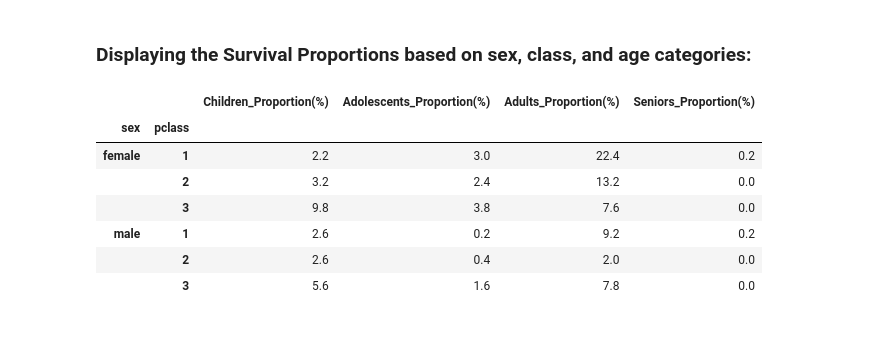
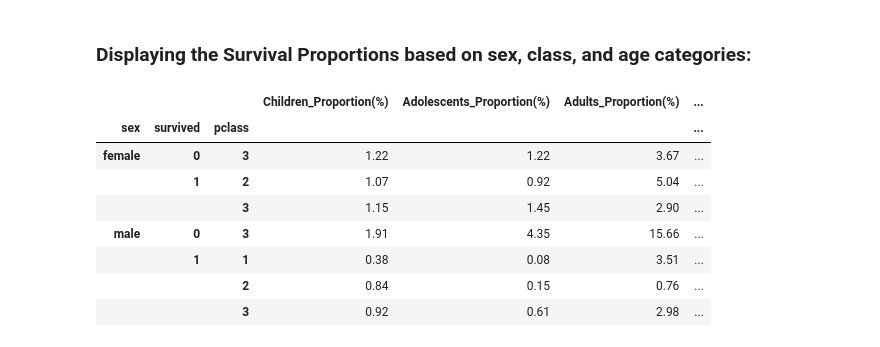
Before and after one commit to prabhanjan23/CSC-405_Assignment01, a Jupyter notebook: Assignment03/code/titanic_analysis.ipynb, the cells around one changed output. Drawn from its saved outputs; the diff is of its cells as text; code cells hidden in the pictures.

```diff
--- a/Assignment03/code/titanic_analysis.ipynb
+++ b/Assignment03/code/titanic_analysis.ipynb
@@ -134,39 +142,41 @@ senior = new_table[(new_table['age'] >= 65)]
 
 
 #Table for survivors who are children
-children_catX = children[children.survived == 1].groupby(by=['sex','pclass']).age.count()
-children_catY = (new_table[new_table.survived == 1])['age'].count()
+children_catX = children.groupby(by=['sex','survived','pclass']).age.count()
+children_catY = (new_table)['sex'].count()
 
 children_cat = ((children_catX/children_catY)*100).round(2)
 
 
 #Table for survivors who are adolescents
-adolescents_catX = adolescents[adolescents.survived == 1].groupby(by=['sex','pclass']).age.count()
-adolescents_catY = (new_table[new_table.survived == 1])['age'].count()
+adolescents_catX = adolescents.groupby(by=['sex','survived','pclass']).age.count()
+adolescents_catY = (new_table)['sex'].count()
 
 adolescents_cat = ((adolescents_catX/adolescents_catY)*100).round(2)
 
 
 #Table for survivors who are adults
-adults_catX = adult[adult.survived == 1].groupby(by=['sex','pclass']).age.count()
-adults_catY = (new_table[new_table.survived == 1])['age'].count()
+adults_catX = adult.groupby(by=['sex','survived','pclass']).age.count()
+adults_catY = (new_table)['sex'].count()
 
 adults_cat = ((adults_catX/adults_catY)*100).round(2)
 
 
 #Table for survivors who are seniors
-seniors_catX = senior[senior.survived == 1].groupby(by=['sex','pclass']).age.count()
-seniors_catY = (new_table[new_table.survived == 1])['age'].count()
+seniors_catX = senior.groupby(by=['sex','survived','pclass']).age.count()
+seniors_catY = (new_table)['sex'].count()
 
 seniors_cat = ((seniors_catX/seniors_catY)*100).round(2)
 
+
+unknown_age = (new_table)['sex'].count() - (sum(children_catX) + sum(adolescents_catX) + sum(adults_catX) + sum(seniors_catX))
 # total_survivors
-total_survivor = (new_table[new_table.survived == 1])['sex'].count()
+total_survivor = (new_table)['sex'].count()
 
 # Printing out the number of surviors of each age category
 print("children: ", sum(children_catX))
 print("adolescents: ", sum(adolescents_catX))
 print("adult: ", sum(adults_catX))
 print("senior: ", sum(seniors_catX))
-print("Total surviors: ", total_survivor)
+print("unknown: ", sum(unknown_age))
 # %% [output]
@@ -179,26 +189,27 @@ Total surviors:  500
 ### Displaying the Survival Proportions based on sex, class, and age categories:
 # %%
 # First we merge all the various dataframes together so all information can be seen on one big dataframe
-merge1 = pd.merge(children_cat,adolescents_cat,on=['sex','pclass'])
+merge1 = pd.merge(children_cat,adolescents_cat,on=['sex','survived','pclass'])
 merge1.rename(columns = {'age_x':'Children_Proportion(%)','age_y':'Adolescents_Proportion(%)'}, inplace = True)
 merge1
 
-merge2 = pd.merge(merge1, adults_cat, on=['sex','pclass'])
+merge2 = pd.merge(merge1, adults_cat, on=['sex','survived','pclass'])
 merge2.rename(columns = {'age':'Adults_Proportion(%)'}, inplace = True)
 merge2
 
-final_data = pd.merge(merge2, seniors_cat, on=['sex','pclass'], how='left')
+final_data = pd.merge(merge2, seniors_cat, on=['sex','survived','pclass'], how='left')
 final_data = final_data.fillna(0)
 final_data.rename(columns = {'age':'Seniors_Proportion(%)'}, inplace = True)
 
 
 final_data
 # %% [output]
-|  |  | Children_Proportion(%) | Adolescents_Proportion(%) | Adults_Proportion(%) | Seniors_Proportion(%) |
-| sex | pclass |  |  |  |  |
-| female | 1 | 2.2 | 3.0 | 22.4 | 0.2 |
-|  | 2 | 3.2 | 2.4 | 13.2 | 0.0 |
-|  | 3 | 9.8 | 3.8 | 7.6 | 0.0 |
-| male | 1 | 2.6 | 0.2 | 9.2 | 0.2 |
-|  | 2 | 2.6 | 0.4 | 2.0 | 0.0 |
-|  | 3 | 5.6 | 1.6 | 7.8 | 0.0 |
+|  |  |  | Children_Proportion(%) | Adolescents_Proportion(%) | Adults_Proportion(%) | ... |
+| sex | survived | pclass |  |  |  | ... |
+| female | 0 | 3 | 1.22 | 1.22 | 3.67 | ... |
+|  | 1 | 2 | 1.07 | 0.92 | 5.04 | ... |
+|  |  | 3 | 1.15 | 1.45 | 2.90 | ... |
+| male | 0 | 3 | 1.91 | 4.35 | 15.66 | ... |
+|  | 1 | 1 | 0.38 | 0.08 | 3.51 | ... |
+|  |  | 2 | 0.84 | 0.15 | 0.76 | ... |
+|  |  | 3 | 0.92 | 0.61 | 2.98 | ... |
```
Also changed, not shown: parts of 4 cells of this notebook.
